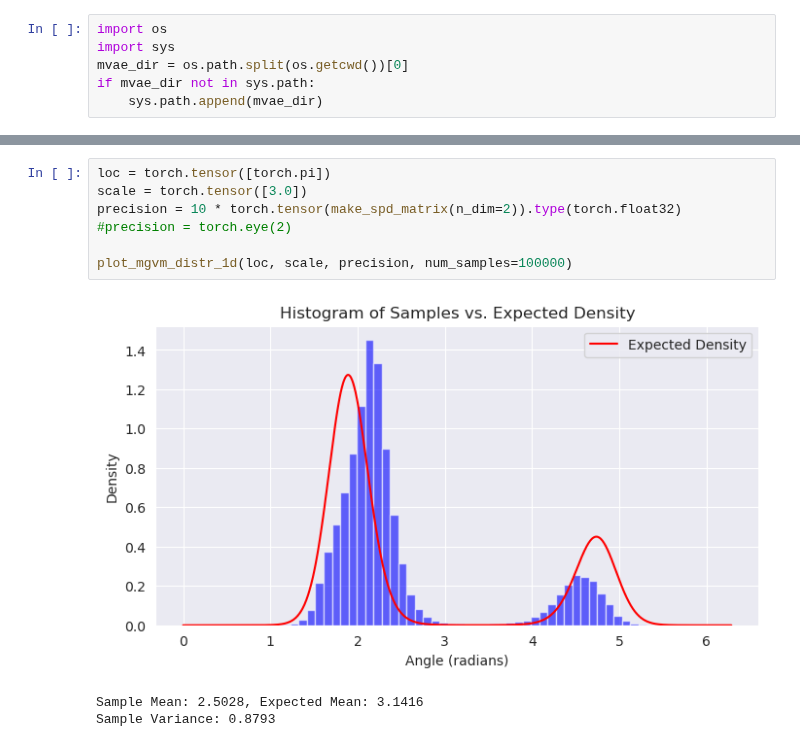
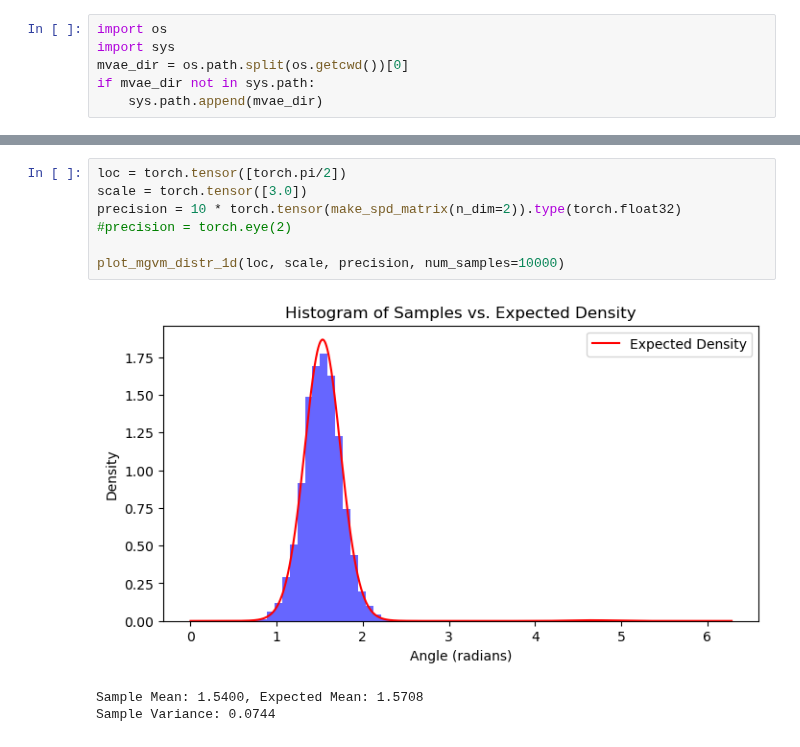
Before and after one commit to graeps/TopoGeoAEs, a Jupyter notebook: experiments/mgvm_toroidal_vae.ipynb, the cells around one changed output, grey strips where cells are left out. Cells and saved outputs as stored; diff of their text form.

```diff
--- a/experiments/mgvm_toroidal_vae.ipynb
+++ b/experiments/mgvm_toroidal_vae.ipynb
@@ -67,13 +19,13 @@ tensor([[5.8073, 2.9951],
 # %%
-loc = torch.tensor([torch.pi])
+loc = torch.tensor([torch.pi/2])
 scale = torch.tensor([3.0])
 precision = 10 * torch.tensor(make_spd_matrix(n_dim=2)).type(torch.float32)
 #precision = torch.eye(2)
 
-plot_mgvm_distr_1d(loc, scale, precision, num_samples=100000)
+plot_mgvm_distr_1d(loc, scale, precision, num_samples=10000)
 # %% [output]
-[figure, old version]
+[figure, new version]
-Sample Mean: 2.5028, Expected Mean: 3.1416
-Sample Variance: 0.8793
+Sample Mean: 1.5400, Expected Mean: 1.5708
+Sample Variance: 0.0744
 # %%
 # Define test parameters
```
Also changed, not shown: parts of 10 cells of this notebook, 2 other files.
